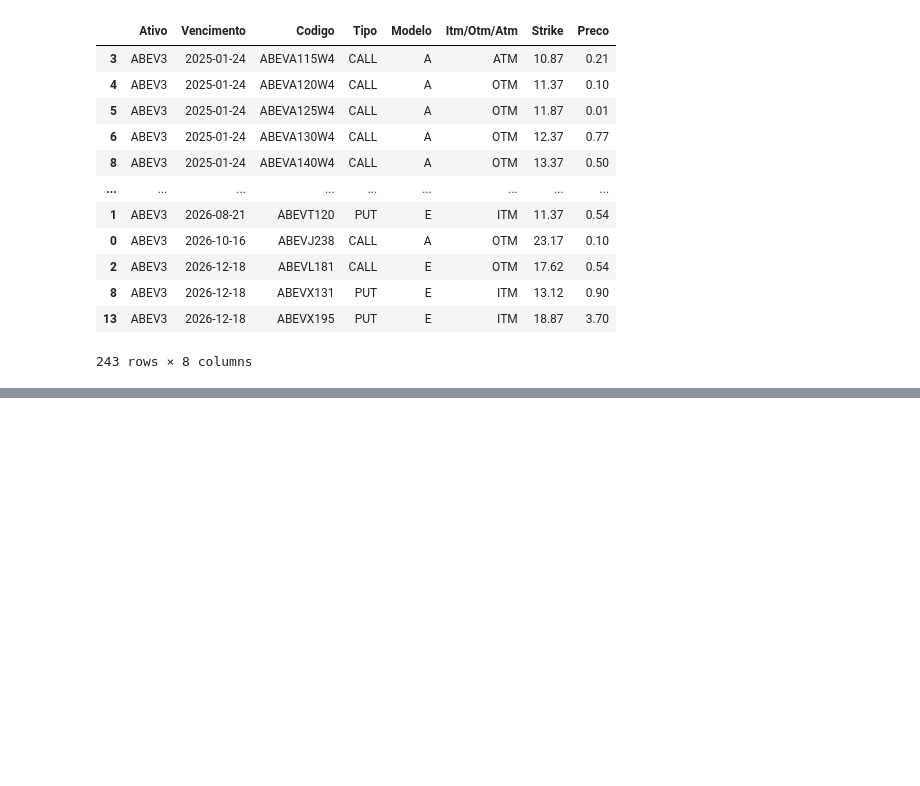
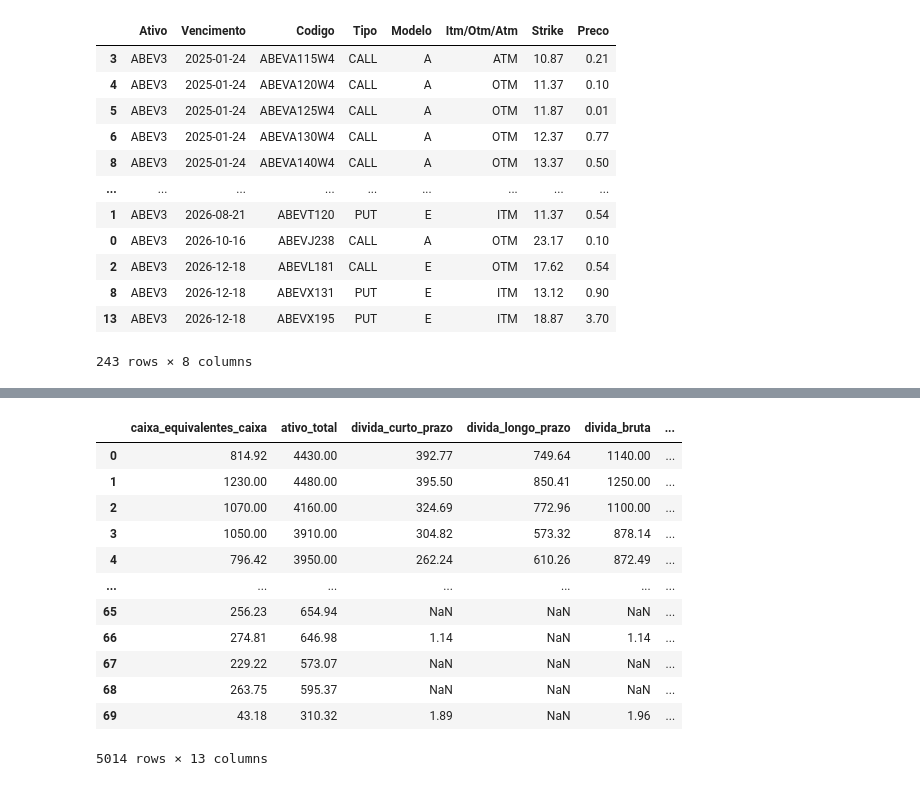
Before and after one commit to Jeferson100/fundamentalist-stock-brazil, a Jupyter notebook: extraindo_dados.ipynb, the cells around one changed output, grey strips where cells are left out. Drawn from its saved outputs; the diff is of its cells as text; code cells hidden in the pictures; blank space fills up the shorter version.

```diff
--- a/extraindo_dados.ipynb
+++ b/extraindo_dados.ipynb
@@ -264,0 +291,16 @@ opc_ambv[opc_ambv['Preco'].notnull()]
+# %%
+df2
+# %% [output]
+|  | caixa_equivalentes_caixa | ativo_total | divida_curto_prazo | divida_longo_prazo | divida_bruta | ... |
+| 0 | 814.92 | 4430.00 | 392.77 | 749.64 | 1140.00 | ... |
+| 1 | 1230.00 | 4480.00 | 395.50 | 850.41 | 1250.00 | ... |
+| 2 | 1070.00 | 4160.00 | 324.69 | 772.96 | 1100.00 | ... |
+| 3 | 1050.00 | 3910.00 | 304.82 | 573.32 | 878.14 | ... |
+| 4 | 796.42 | 3950.00 | 262.24 | 610.26 | 872.49 | ... |
+| ... | ... | ... | ... | ... | ... | ... |
+| 65 | 256.23 | 654.94 | NaN | NaN | NaN | ... |
+| 66 | 274.81 | 646.98 | 1.14 | NaN | 1.14 | ... |
+| 67 | 229.22 | 573.07 | NaN | NaN | NaN | ... |
+| 68 | 263.75 | 595.37 | NaN | NaN | NaN | ... |
+| 69 | 43.18 | 310.32 | 1.89 | NaN | 1.96 | ... |
+5014 rows × 13 columns
```
Also changed, not shown: parts of 2 cells of this notebook, 4 other files.
